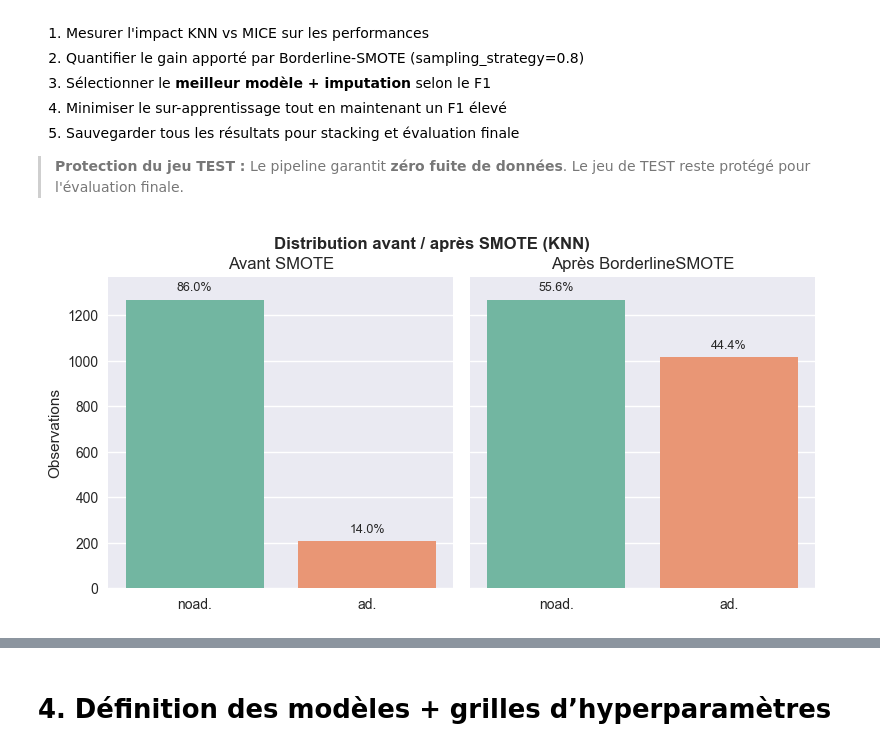
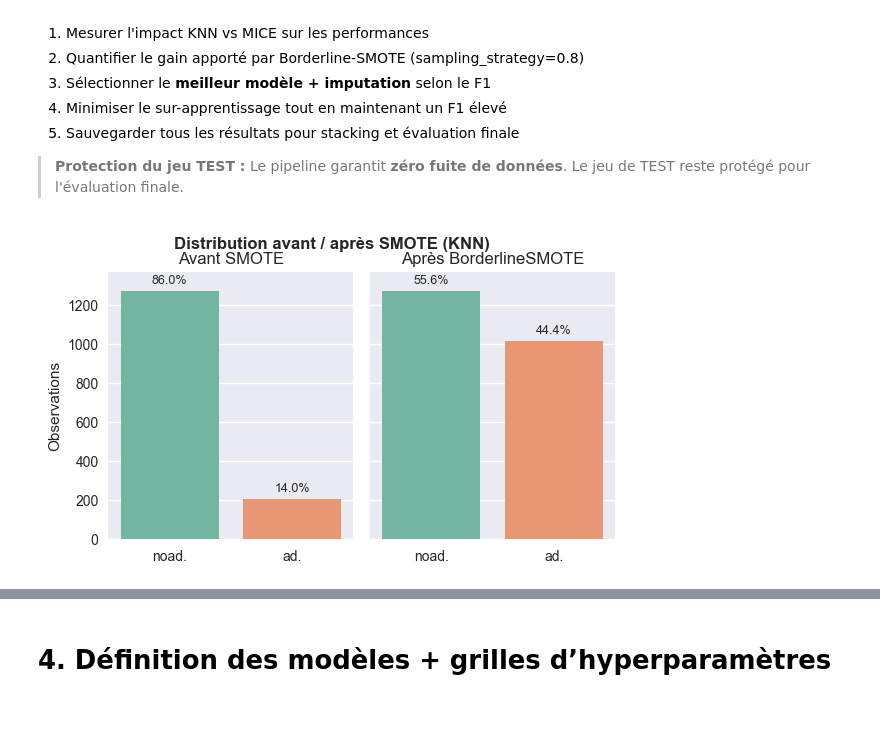
Before and after one commit to Abdoullatuf/sta211-project, a Jupyter notebook: notebooks/02_Modelisation_et_Optimisation.ipynb, the cells around one changed output, grey strips where cells are left out. Cells and saved outputs as stored; diff of their text form; code cells hidden in the pictures; blank space fills up the shorter version.

```diff
--- a/notebooks/02_Modelisation_et_Optimisation.ipynb
+++ b/notebooks/02_Modelisation_et_Optimisation.ipynb
@@ -303,7 +305,7 @@ except ImportError:
 
 
 # ✅ CORRECTION : Utiliser cfg.paths au lieu de paths
-data_dir = cfg.paths.DATA_PROCESSED / "final_data_for_modeling"
+data_dir = cfg.paths.processed  / "final_data_for_modeling"
 
 expected_names = {
     "mice_no_outliers",
@@ -719,35 +721,35 @@ y_before = to_cat_y(y_raw)
 pipe = Pipeline([
     ("imp",   SimpleImputer(strategy="median")),
     ("scale", StandardScaler(with_mean=False)),
     ("smote", BorderlineSMOTE(sampling_strategy=0.8, random_state=RANDOM_STATE))
 ])
 X_res, y_res = pipe.fit_resample(X_raw, y_raw)
 
 # Après SMOTE
 y_after = to_cat_y(y_res)
 
 # Plot
-fig, axes = plt.subplots(1, 2, figsize=(8, 4), sharey=True)
+fig, axes = plt.subplots(1, 2, figsize=(6, 3.5), sharey=True)
 sns.countplot(x=y_before, order=cats, palette="Set2", ax=axes[0])
 axes[0].set_title("Avant SMOTE"); axes[0].set_xlabel(""); axes[0].set_ylabel("Observations")
 add_perc(axes[0], len(y_before))
 
 sns.countplot(x=y_after, order=cats, palette="Set2", ax=axes[1])
 axes[1].set_title("Après BorderlineSMOTE"); axes[1].set_xlabel(""); axes[1].set_ylabel("")
 add_perc(axes[1], len(y_after))
 
 fig.suptitle("Distribution avant / après SMOTE (KNN)", fontsize=12, fontweight="bold")
 plt.tight_layout(); plt.subplots_adjust(top=0.88)
 
-fig_path = FIGURES_NB2_DIR / "smote_effect_knn.png"
+fig_path = cfg.paths.outputs / "figures" / "notebook2" / "smote_effect_knn.png"
 fig.savefig(fig_path, dpi=150, bbox_inches="tight"); plt.show()
 
 # Stats rapides
 print(" Avant SMOTE :", dict(pd.Series(y_before).value_counts()))
 print(" Après SMOTE :", dict(pd.Series(y_after).value_counts()))
 
 logger.info(f" Graphe SMOTE sauvegardé → {fig_path.name}")
 # %% [output]
-[figure, old version]
+[figure, new version]
  Avant SMOTE : {'noad.': np.int64(1269), 'ad.': np.int64(206)}
  Après SMOTE : {'noad.': np.int64(1269), 'ad.': np.int64(1015)}
```
Also changed, not shown: parts of 26 cells of this notebook, 3 other files.
